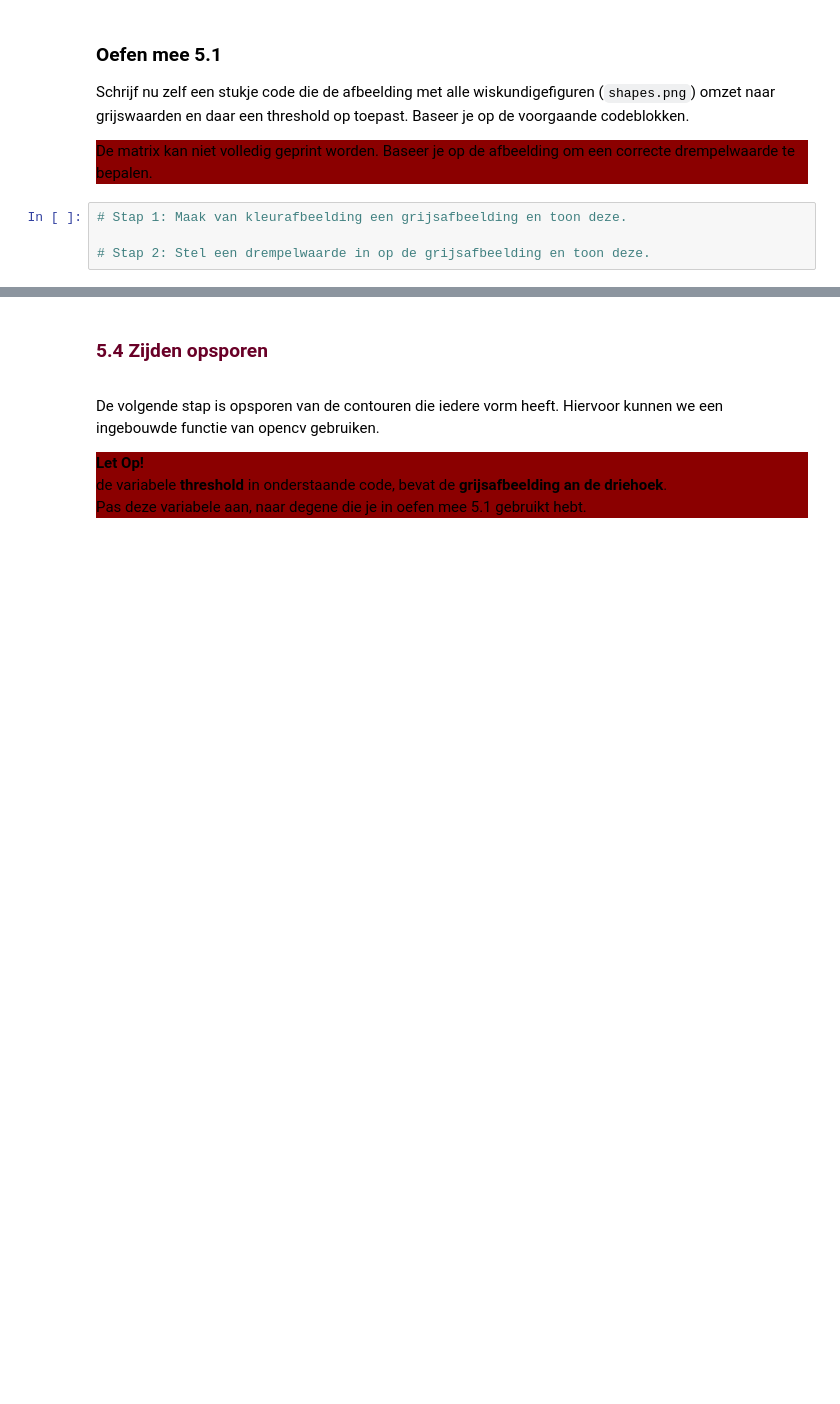
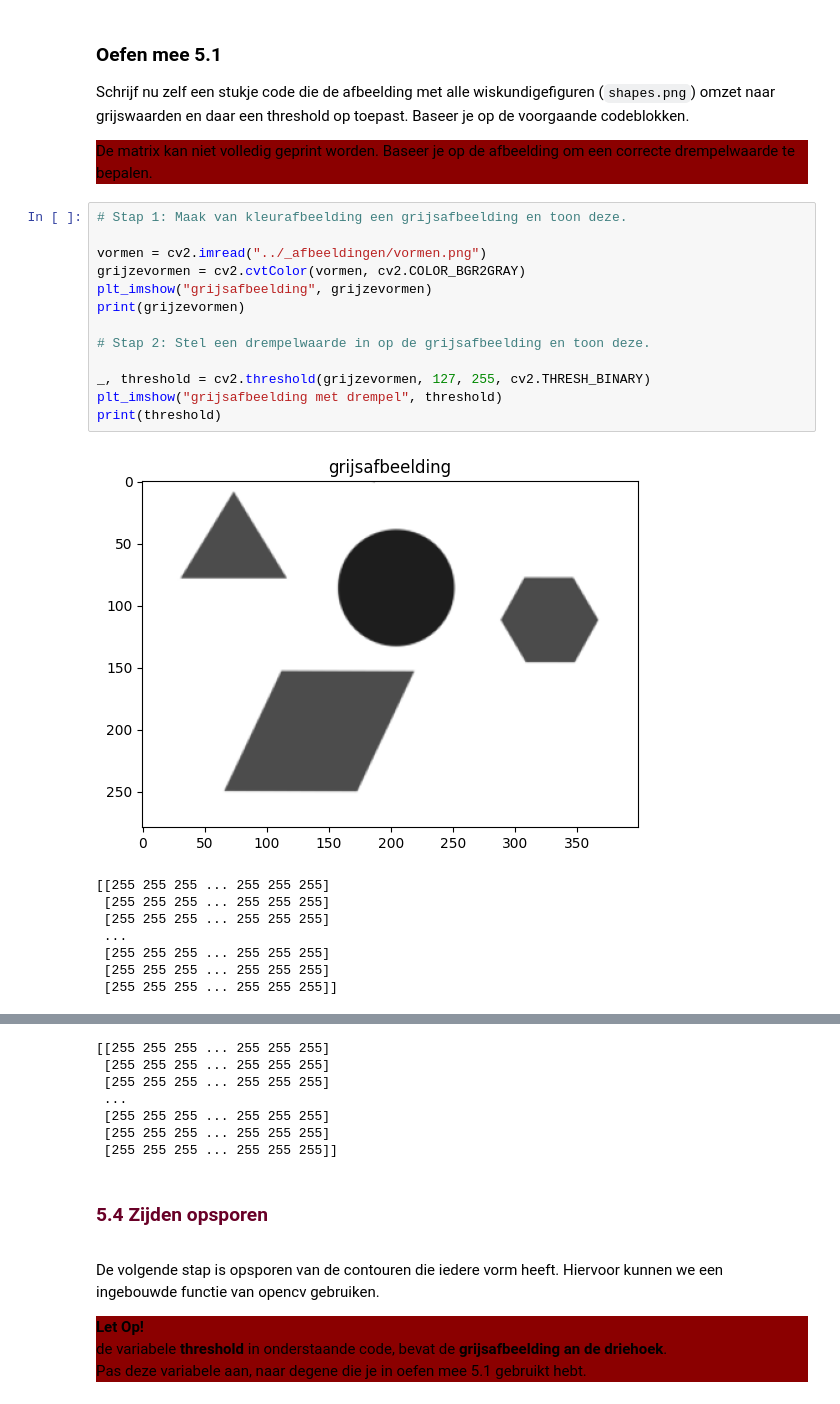
Before and after one commit to Vami220805/6IICT_PROG4_oef, a Jupyter notebook: hfst_5_AI/objectdetectie/1_vormdetectie.ipynb, the cells around one changed output, grey strips where cells are left out. Saved outputs shown, nothing was run; the diff lists cells and outputs as text; blank space fills up the shorter version.

```diff
--- a/hfst_5_AI/objectdetectie/1_vormdetectie.ipynb
+++ b/hfst_5_AI/objectdetectie/1_vormdetectie.ipynb
@@ -204,4 +282,22 @@ De matrix kan niet volledig geprint worden. Baseer je op de afbeelding om een co
 # %%
 # Stap 1: Maak van kleurafbeelding een grijsafbeelding en toon deze.
 
+vormen = cv2.imread("../_afbeeldingen/vormen.png")
+grijzevormen = cv2.cvtColor(vormen, cv2.COLOR_BGR2GRAY)
+plt_imshow("grijsafbeelding", grijzevormen)
+print(grijzevormen)
+
 # Stap 2: Stel een drempelwaarde in op de grijsafbeelding en toon deze.
+
+_, threshold = cv2.threshold(grijzevormen, 127, 255, cv2.THRESH_BINARY)
+plt_imshow("grijsafbeelding met drempel", threshold)
+print(threshold)
+# %% [output]
+[figure, added]
+[[255 255 255 ... 255 255 255]
+ [255 255 255 ... 255 255 255]
+ [255 255 255 ... 255 255 255]
+ ...
+ [255 255 255 ... 255 255 255]
+ [255 255 255 ... 255 255 255]
+ [255 255 255 ... 255 255 255]]
@@ -208,3 +305,10 @@ De matrix kan niet volledig geprint worden. Baseer je op de afbeelding om een co
+[[255 255 255 ... 255 255 255]
+ [255 255 255 ... 255 255 255]
+ [255 255 255 ... 255 255 255]
+ ...
+ [255 255 255 ... 255 255 255]
+ [255 255 255 ... 255 255 255]
+ [255 255 255 ... 255 255 255]]
 # %% [markdown]
 <div style="margin-bottom:-35px;">
     <font color=#690027 markdown="1">
```
Also changed, not shown: parts of 6 cells of this notebook, 1 other file.
